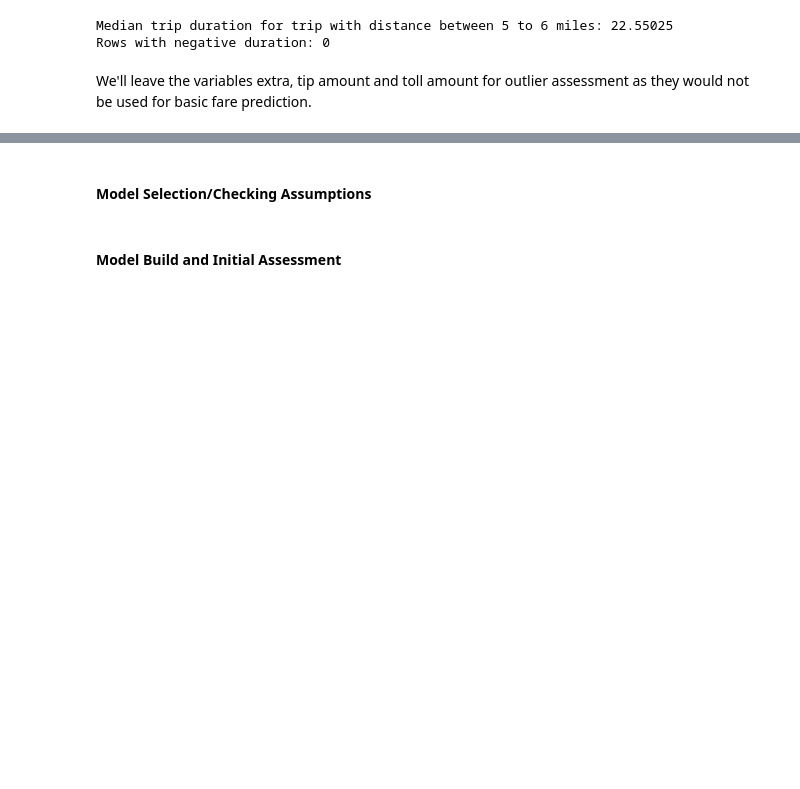
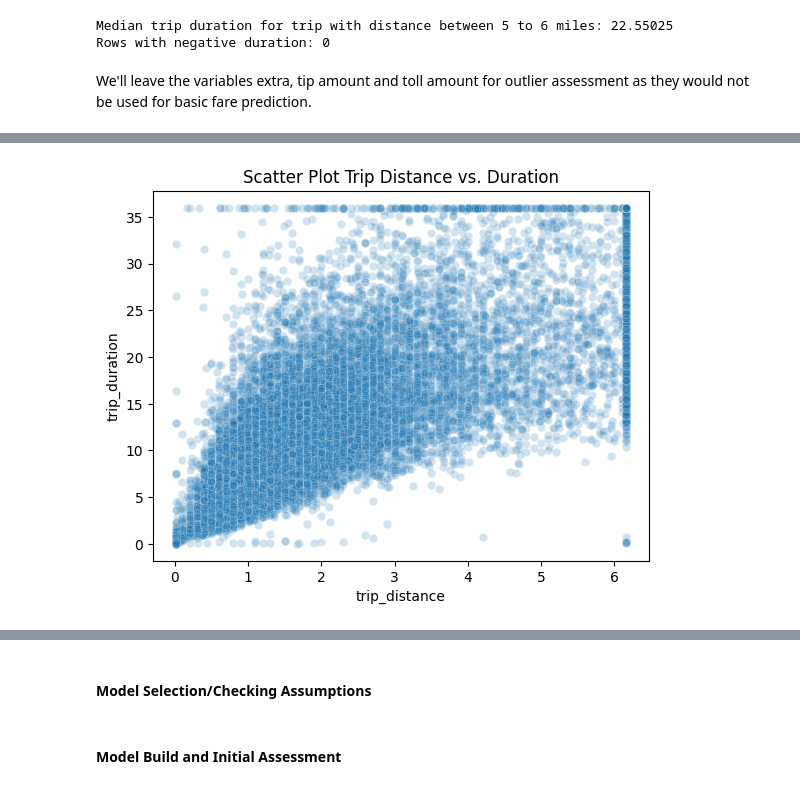
Before and after one commit to traha-89/Portafoglio, a Jupyter notebook: NYC Taxi Fare Prediction/NYC_MLRprediction.ipynb, the cells around one changed output, grey strips where cells are left out. Saved outputs shown, nothing was run; the diff lists cells and outputs as text; code cells hidden in the pictures; blank space fills up the shorter version.

```diff
--- a/NYC Taxi Fare Prediction/NYC_MLRprediction.ipynb
+++ b/NYC Taxi Fare Prediction/NYC_MLRprediction.ipynb
@@ -396,0 +415,13 @@ We'll leave the variables extra, tip amount and toll amount for outlier assessme
+# %%
+# Check for linear relationship between trip distance and duration
+sns.scatterplot(
+    data= df_edit3,
+    x= 'trip_distance',
+    y= 'trip_duration',
+    alpha= 0.2
+)
+
+plt.title('Scatter Plot Trip Distance vs. Duration')
+plt.show()
+# %% [output]
+[figure, added]
```
Also changed, not shown: parts of 15 cells of this notebook.
